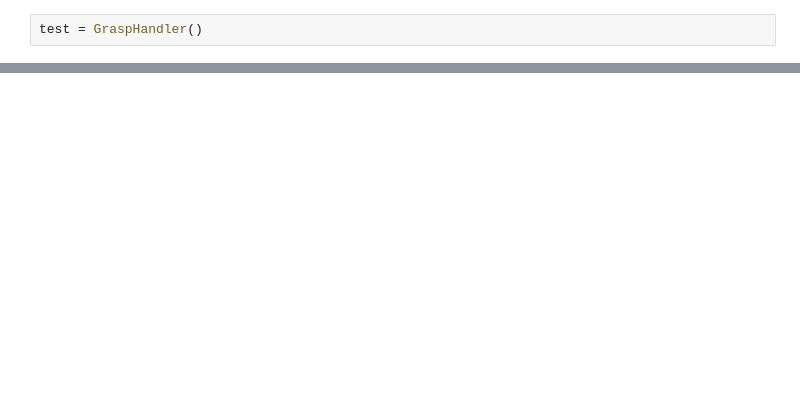
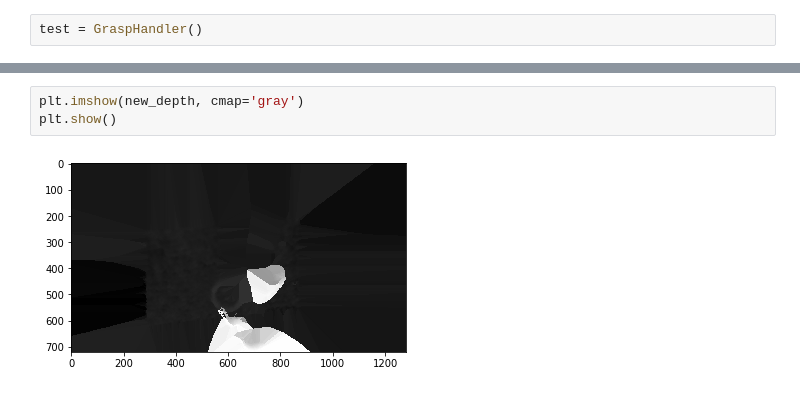
Before and after one commit to peter0749/Planar-Grasping, a Jupyter notebook: real_grasp.ipynb, the cells around one changed output, grey strips where cells are left out. Saved outputs shown, nothing was run; the diff lists cells and outputs as text; blank space fills up the shorter version.

```diff
--- a/real_grasp.ipynb
+++ b/real_grasp.ipynb
@@ -163 +284,6 @@ plt.show()
+# %%
+plt.imshow(new_depth, cmap='gray')
+plt.show()
+# %% [output]
+[figure, added]
 # %%
```
Also changed, not shown: parts of 13 cells of this notebook.
